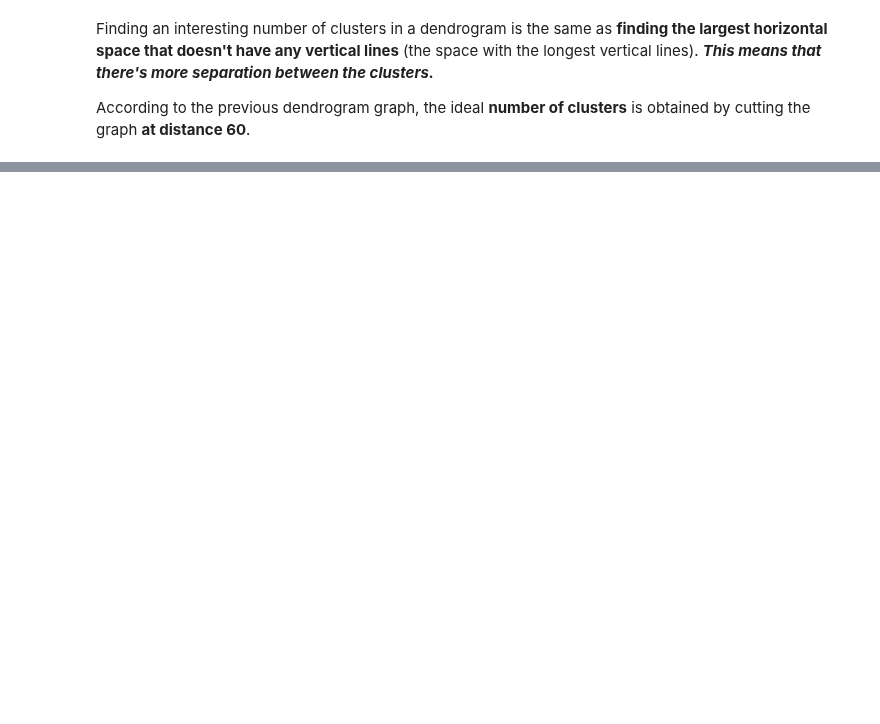
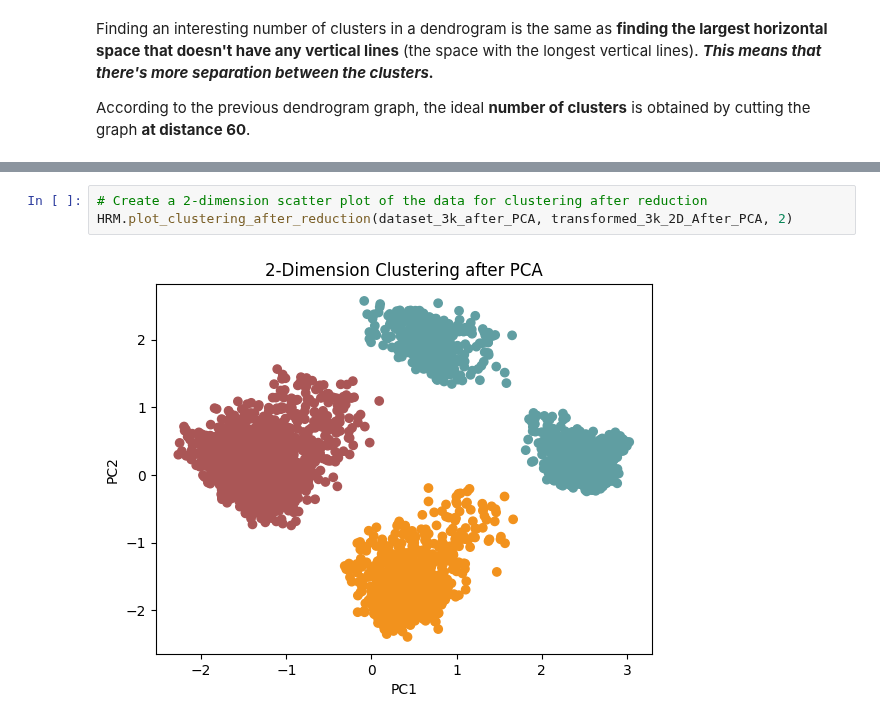
Before and after one commit to mawada-sweis/Clustering-Analysis, a Jupyter notebook: models/hierarchical_model.ipynb, the cells around one changed output, grey strips where cells are left out. Drawn from its saved outputs; the diff is of its cells as text; blank space fills up the shorter version.

```diff
--- a/models/hierarchical_model.ipynb
+++ b/models/hierarchical_model.ipynb
@@ -36,0 +96,5 @@ HRM.plot_thresholded_dendrogram(ward_linkage_matrix, 60)
+# %%
+# Create a 2-dimension scatter plot of the data for clustering after reduction
+HRM.plot_clustering_after_reduction(dataset_3k_after_PCA, transformed_3k_2D_After_PCA, 2)
+# %% [output]
+[figure, added]
```
Also changed, not shown: parts of 37 cells of this notebook, 1 other file.
